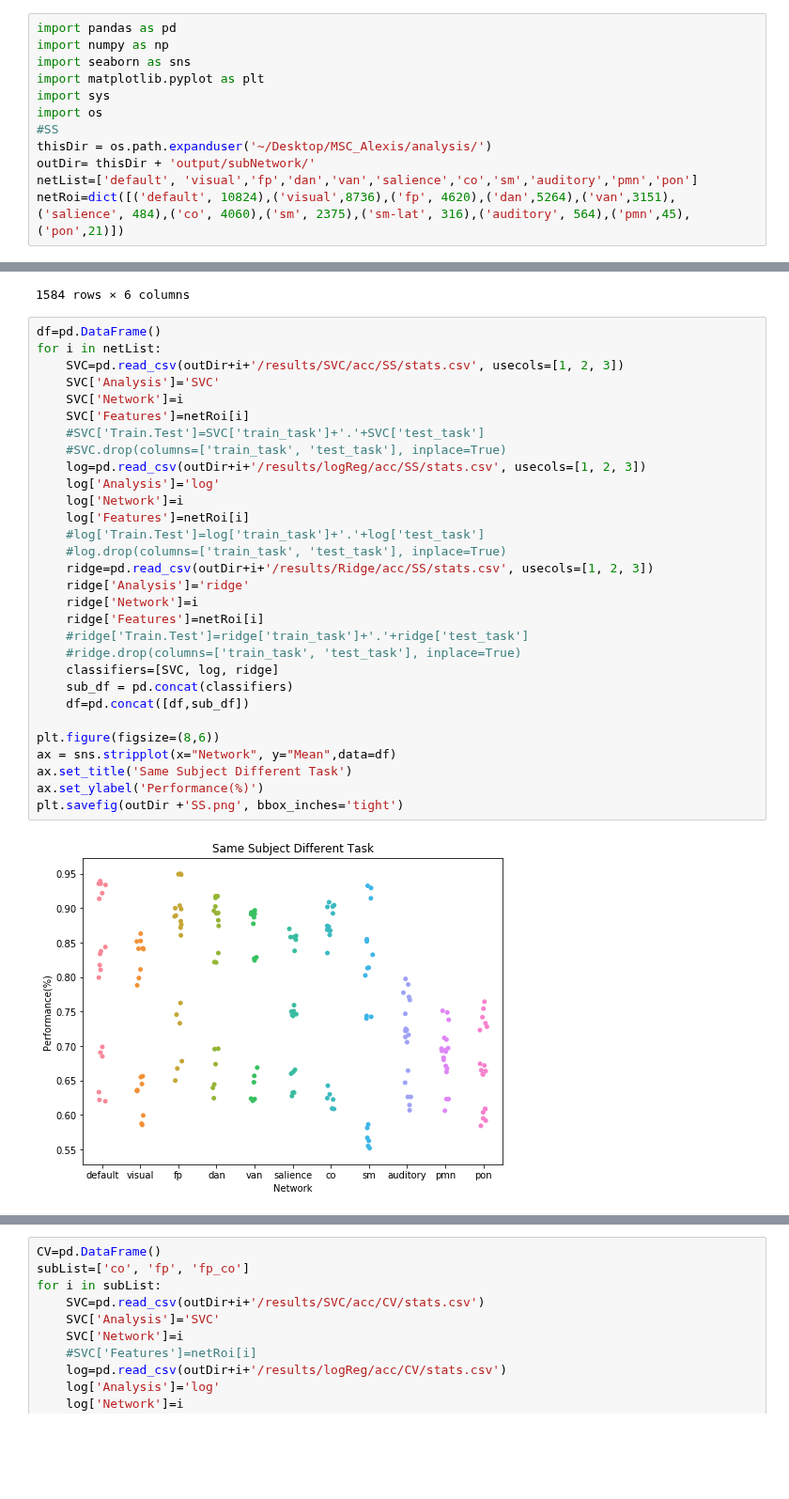
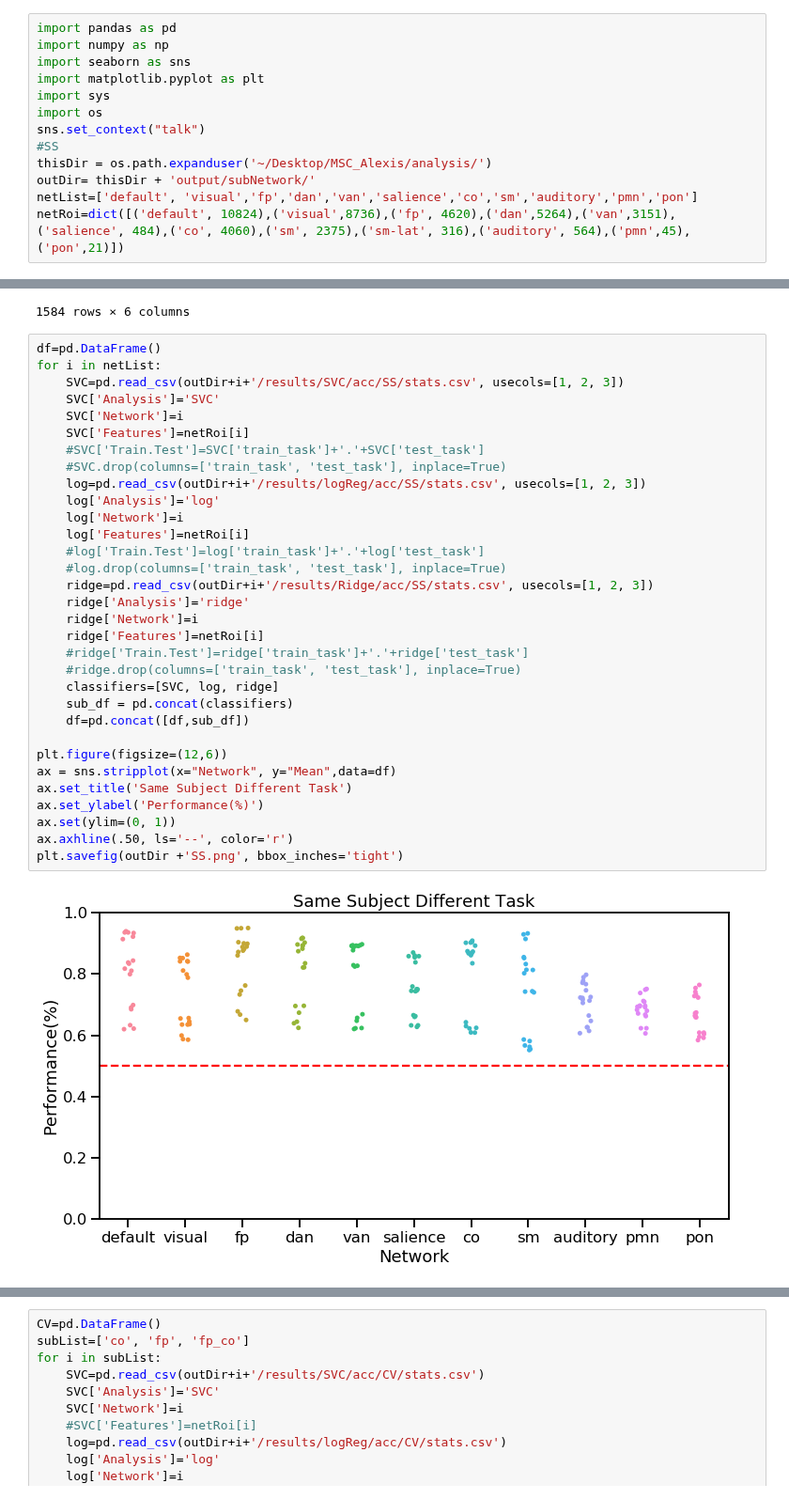
Before and after one commit to GrattonLab/MSC_Alexis, a Jupyter notebook: analysis/code/mL_rsfMRI/subNet_performance.ipynb, the cells around one changed output, grey strips where cells are left out. Shown at 94% size. Saved outputs shown, nothing was run; the diff lists cells and outputs as text; blank space fills up the shorter version.

```diff
--- a/analysis/code/mL_rsfMRI/subNet_performance.ipynb
+++ b/analysis/code/mL_rsfMRI/subNet_performance.ipynb
@@ -5,6 +5,7 @@ import seaborn as sns
 import matplotlib.pyplot as plt
 import sys
 import os
+sns.set_context("talk")
 #SS
 thisDir = os.path.expanduser('~/Desktop/MSC_Alexis/analysis/')
 outDir= thisDir + 'output/subNetwork/'
@@ -53,35 +54,37 @@ SS
 # %%
 df=pd.DataFrame()
 for i in netList:
     SVC=pd.read_csv(outDir+i+'/results/SVC/acc/SS/stats.csv', usecols=[1, 2, 3])
     SVC['Analysis']='SVC'
     SVC['Network']=i
     SVC['Features']=netRoi[i]
     #SVC['Train.Test']=SVC['train_task']+'.'+SVC['test_task']
     #SVC.drop(columns=['train_task', 'test_task'], inplace=True)
     log=pd.read_csv(outDir+i+'/results/logReg/acc/SS/stats.csv', usecols=[1, 2, 3])
     log['Analysis']='log'
     log['Network']=i
     log['Features']=netRoi[i]
     #log['Train.Test']=log['train_task']+'.'+log['test_task']
     #log.drop(columns=['train_task', 'test_task'], inplace=True)
     ridge=pd.read_csv(outDir+i+'/results/Ridge/acc/SS/stats.csv', usecols=[1, 2, 3])
     ridge['Analysis']='ridge'
     ridge['Network']=i
     ridge['Features']=netRoi[i]
     #ridge['Train.Test']=ridge['train_task']+'.'+ridge['test_task']
     #ridge.drop(columns=['train_task', 'test_task'], inplace=True)
     classifiers=[SVC, log, ridge]
     sub_df = pd.concat(classifiers)
     df=pd.concat([df,sub_df])
 
-plt.figure(figsize=(8,6))
+plt.figure(figsize=(12,6))
 ax = sns.stripplot(x="Network", y="Mean",data=df)
 ax.set_title('Same Subject Different Task')
 ax.set_ylabel('Performance(%)')
+ax.set(ylim=(0, 1))
+ax.axhline(.50, ls='--', color='r')
 plt.savefig(outDir +'SS.png', bbox_inches='tight')
 # %% [output]
-[figure, old version]
+[figure, new version]
 # %%
 #CV
 CV=pd.DataFrame()
```
Also changed, not shown: parts of 3 cells of this notebook, 17 other files.
